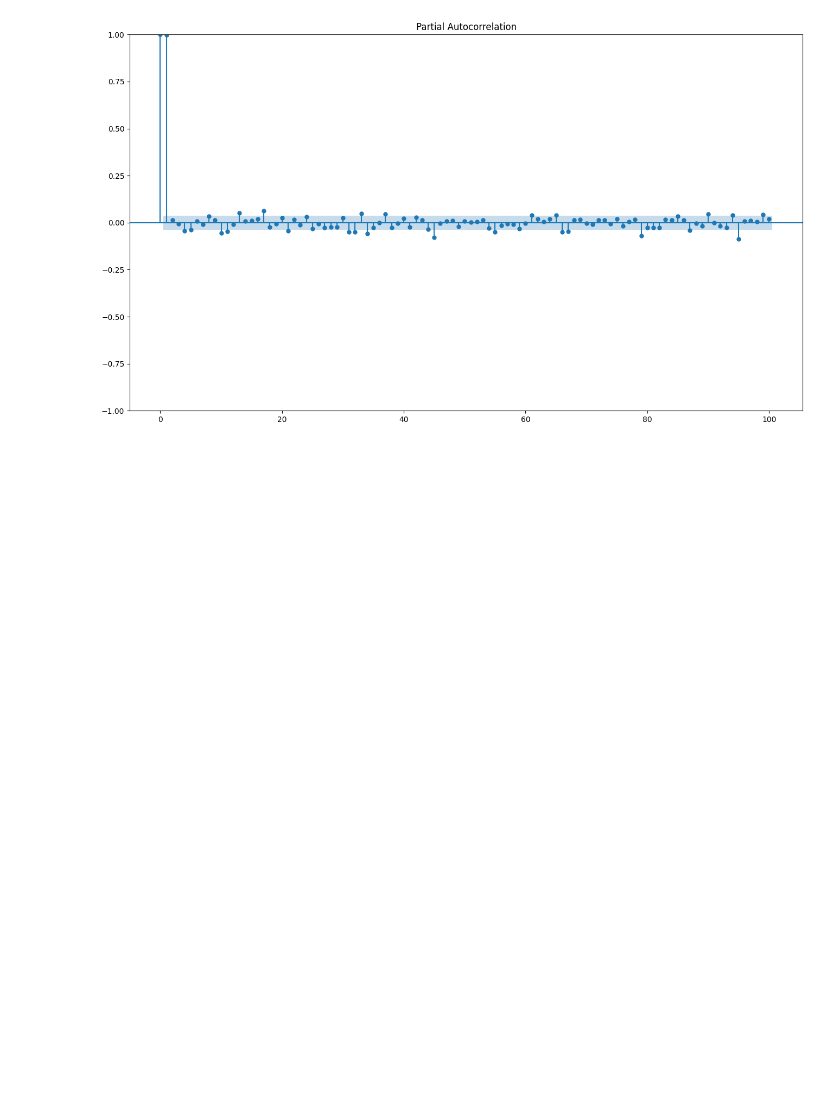
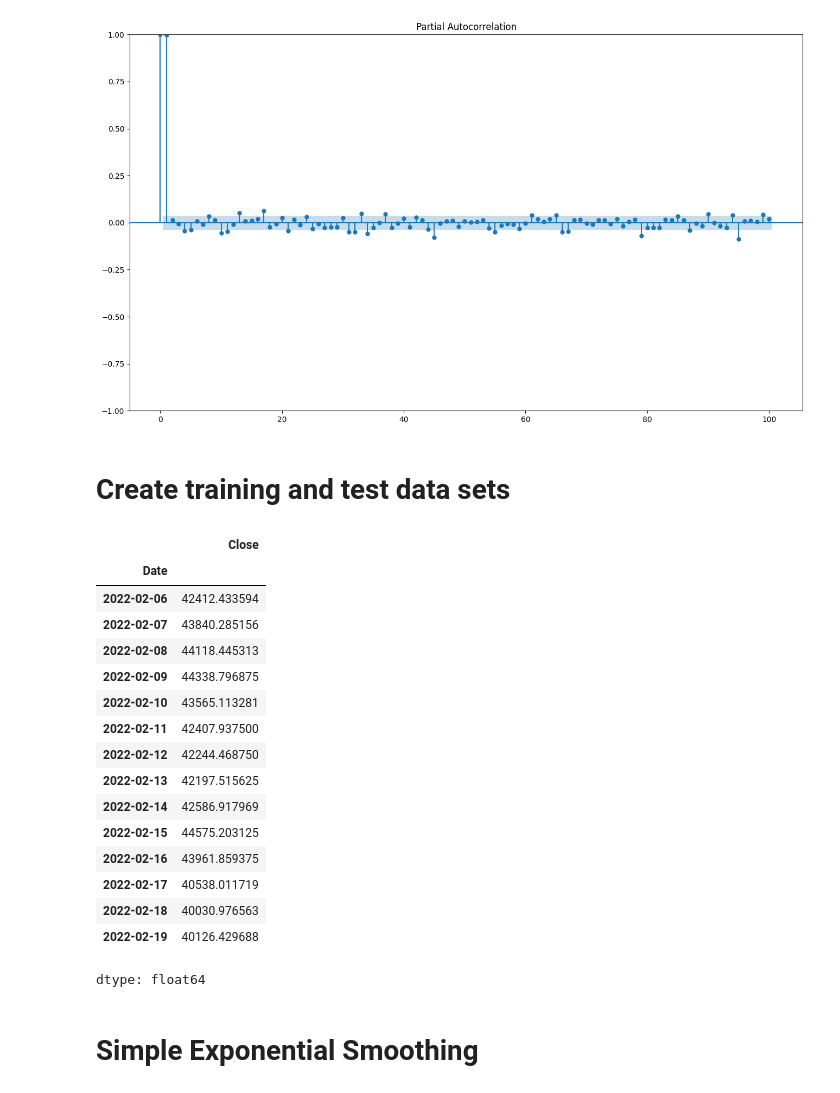
Before and after one commit to DarshanaHeendeniya/ML_Learning, a Jupyter notebook: Bitcoin_Price.ipynb, the cells around one changed output. Drawn from its saved outputs; the diff is of its cells as text; code cells hidden in the pictures; blank space fills up the shorter version.

```diff
--- a/Bitcoin_Price.ipynb
+++ b/Bitcoin_Price.ipynb
@@ -363,3 +363,32 @@ plot_pacf(df1['Close'], lags = 100, ax = ax)
 plt.show()
 # %% [output]
 [figure]
+# %% [markdown]
+# **Create training and test data sets**
+# %%
+from statsmodels.tsa.holtwinters import SimpleExpSmoothing
+
+period = 14
+
+train, test = df1.iloc[:-period, 3], df1.iloc[-period:, 3]
+test
+# %% [output]
+|  | Close |
+| Date |  |
+| 2022-02-06 | 42412.433594 |
+| 2022-02-07 | 43840.285156 |
+| 2022-02-08 | 44118.445313 |
+| 2022-02-09 | 44338.796875 |
+| 2022-02-10 | 43565.113281 |
+| 2022-02-11 | 42407.937500 |
+| 2022-02-12 | 42244.468750 |
+| 2022-02-13 | 42197.515625 |
+| 2022-02-14 | 42586.917969 |
+| 2022-02-15 | 44575.203125 |
+| 2022-02-16 | 43961.859375 |
+| 2022-02-17 | 40538.011719 |
+| 2022-02-18 | 40030.976563 |
+| 2022-02-19 | 40126.429688 |
+dtype: float64
+# %% [markdown]
+# **Simple Exponential Smoothing**
```
Also changed, not shown: parts of 1 cell of this notebook.
